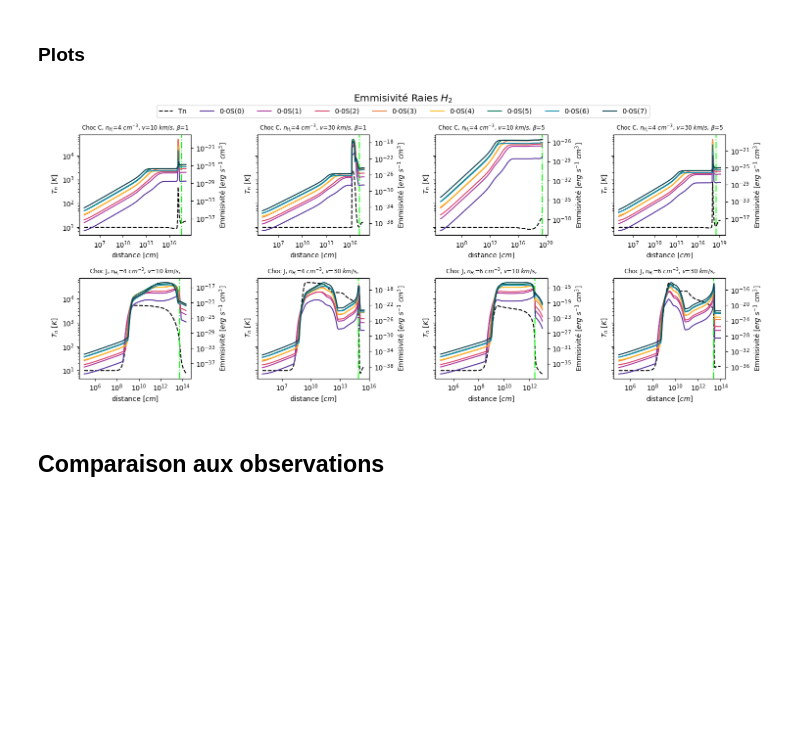
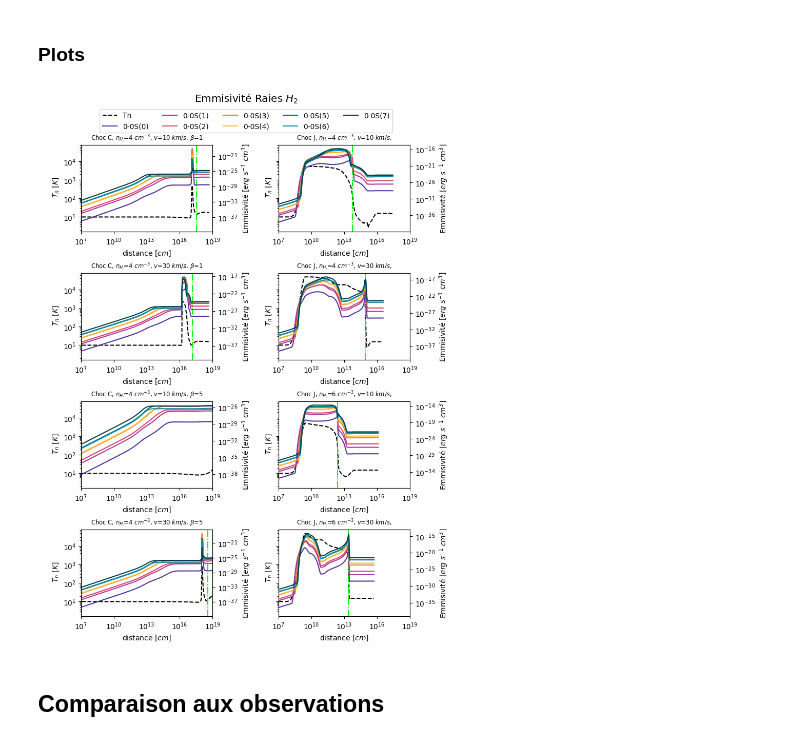
Before and after one commit to georgina-sampson/M04-Shocks, a Jupyter notebook: s07.ipynb, the cells around one changed output. Saved outputs shown, nothing was run; the diff lists cells and outputs as text; code cells hidden in the pictures; blank space fills up the shorter version.

```diff
--- a/s07.ipynb
+++ b/s07.ipynb
@@ -513,8 +513,10 @@ for i, model in enumerate(Jmodels):
 fig.suptitle(f"J Shocks")
 fig.savefig('Jmodels_phys.png', dpi=300, bbox_inches='tight')
 # %%
-fig, axs = plt.subplots(nrows=2,ncols=4,figsize=(12,4.8), layout='constrained', sharey=True, sharex=True)
-colores=('#990099', '#009900')
+fig, axsGrid = plt.subplots(nrows=4,ncols=2,figsize=(6,10), layout='constrained', sharey=True)
+colores=('#990000', '#009999')
+axs=[[axsGrid[i][0] for i in range(4)],[axsGrid[i][1] for i in range(4)]]
+
 
 for axsL, models in zip(axs, (Cmodels, Jmodels)):
     for ax, model in zip(axsL, models):
@@ -525,10 +527,11 @@ for axsL, models in zip(axs, (Cmodels, Jmodels)):
 
         ax.set_yscale("log")
         ax.set_xscale("log")
-        if 'J' in model: ax.set_xlabel("distance [$cm$]")
+        ax.set_xlabel("Distance [$cm$]")
+        ax.set_xbound(None,10e20)
         ax.set_title(name_to_desc(model), size='small')
 
-fig.legend(loc='upper center', ncols=2, bbox_to_anchor=(0.5, 1.06))
-fig.suptitle(f"Evolution des Chocs", size="x-large", y=1.1)
+fig.legend(loc='upper center', ncols=2, bbox_to_anchor=(0.5, 1.035))
+fig.suptitle(f"Evolution des Chocs", size="x-large", y=1.055)
 fig.savefig('models_phys.png', dpi=300, bbox_inches='tight')
 # %% [output]
@@ -582,8 +585,9 @@ fig.savefig('Jmodels_energ.png', dpi=300, bbox_inches='tight')
 # %% [markdown]
 ## H2
 # %%
-fig, axs = plt.subplots(nrows=2,ncols=4,figsize=(12,4.8), layout='constrained', sharey=True, sharex=True)
+fig, axsGrid = plt.subplots(nrows=4,ncols=2,figsize=(6,10), layout='constrained', sharey=True)
 colores=('#990099', '#009900')
+axs=[[axsGrid[i][0] for i in range(4)],[axsGrid[i][1] for i in range(4)]]
 
 for axsL, models in zip(axs, (Cmodels, Jmodels)):
     for ax, model in zip(axsL, models):
@@ -595,12 +599,14 @@ for axsL, models in zip(axs, (Cmodels, Jmodels)):
         for prop, color in zip(('n(H2)','n(H)'), colores):
             ax2.plot(data["distance"], data[prop]/data['nH'], label=prop+'/nH' if model == 'Cn4b5v10' else None, c=color)
 
+        ax.set_xlabel("Distance [$cm$]")
         ax.set_yscale("log")
         ax2.set_yscale("log")
         ax.set_xscale("log")
+        ax.set_xbound(None,10e20)
         ax.set_title(name_to_desc(model), size='small')
 
-fig.legend(loc='upper center', ncols=20, bbox_to_anchor=(0.5, 1.06))
-fig.suptitle(f"Evolution de H2", size="x-large", y=1.1)
+fig.legend(loc='upper center', ncols=20, bbox_to_anchor=(0.5, 1.035))
+fig.suptitle(f"Formation et Destruction de $H_2$", size="x-large", y=1.055)
 fig.savefig('models_h2.png', dpi=300, bbox_inches='tight')
 # %% [output]
@@ -672,34 +678,37 @@ for i, model in enumerate(Jmodels):
 fig.suptitle(f"J Shocks - Emmisivité Raies $H_2$")
 fig.savefig('Jmodels_emm.png', dpi=300, bbox_inches='tight')
 # %%
-fig, axs = plt.subplots(nrows=2,ncols=4,figsize=(15,6), layout='constrained', sharey=True)
+fig, axsGrid = plt.subplots(nrows=4,ncols=2,figsize=(8,10), layout='constrained', sharey=True)
 colores=["#54319b","#ab369d","#d94165","#ec7f42","#ffbc1f","#037758","#118ab2","#073b4c"]
+axs=[[axsGrid[i][0] for i in range(4)],[axsGrid[i][1] for i in range(4)]]
 
 for axsL, models in zip(axs, (Cmodels, Jmodels)):
     for axi, model in zip(axsL, models):
         data = models[model]['H2_line_loc']
         ceil=models[model]['ceil']
-        Dmask=data["distance"]<ceil*4
 
-        axi.plot(data[Dmask]["distance"], data[Dmask][emm[0]], label=emm[0] if model == 'Cn4b5v30' else None, c="black", ls="--")
+        axi.plot(data["distance"], data[emm[0]], label=emm[0] if model == 'Cn4b5v30' else None, c="black", ls="--")
         axi.axvline(ceil, ls='-.', c="#00FF00")
         ax=axi.twinx()
         for j in range(1,len(emm)):
-            ax.plot(data[Dmask]["distance"], data[Dmask][emm[j]], label=emm[j] if model == 'Cn4b5v30' else None, c=colores[j-1])
+            ax.plot(data["distance"], data[emm[j]], label=emm[j] if model == 'Cn4b5v30' else None, c=colores[j-1])
 
         ax.set_title(name_to_desc(model), size='small')
         ax.set_yscale("log")
         axi.set_yscale("log")
+
         axi.set_xscale("log")
+        axi.set_xbound(10e6,10e18)
+
         axi.set_xlabel("distance [$cm$]")
         axi.set_ylabel("\n $T_n$ [$K$]")
         ax.set_ylabel("Emmisivité [$erg$ $s^{-1}$ $cm^3$]")
-fig.tight_layout()
-fig.legend(loc='upper center', ncols=9, bbox_to_anchor=(0.5, 1.05))
-fig.suptitle(f"Emmisivité Raies $H_2$", size="x-large", y=1.08)
+
+fig.legend(loc='upper center', ncols=5, bbox_to_anchor=(0.5, 1.05))
+fig.suptitle(f"Emmisivité Raies $H_2$", size="x-large", y=1.075)
 fig.savefig('emmisivites.png', dpi=300, bbox_inches='tight')
 # %% [output]
-[figure, old version]
+[figure, new version]
 # %% [markdown]
 ## Comparaison aux observations
 # %%
```
Also changed, not shown: parts of 3 cells of this notebook, 4 other files.
